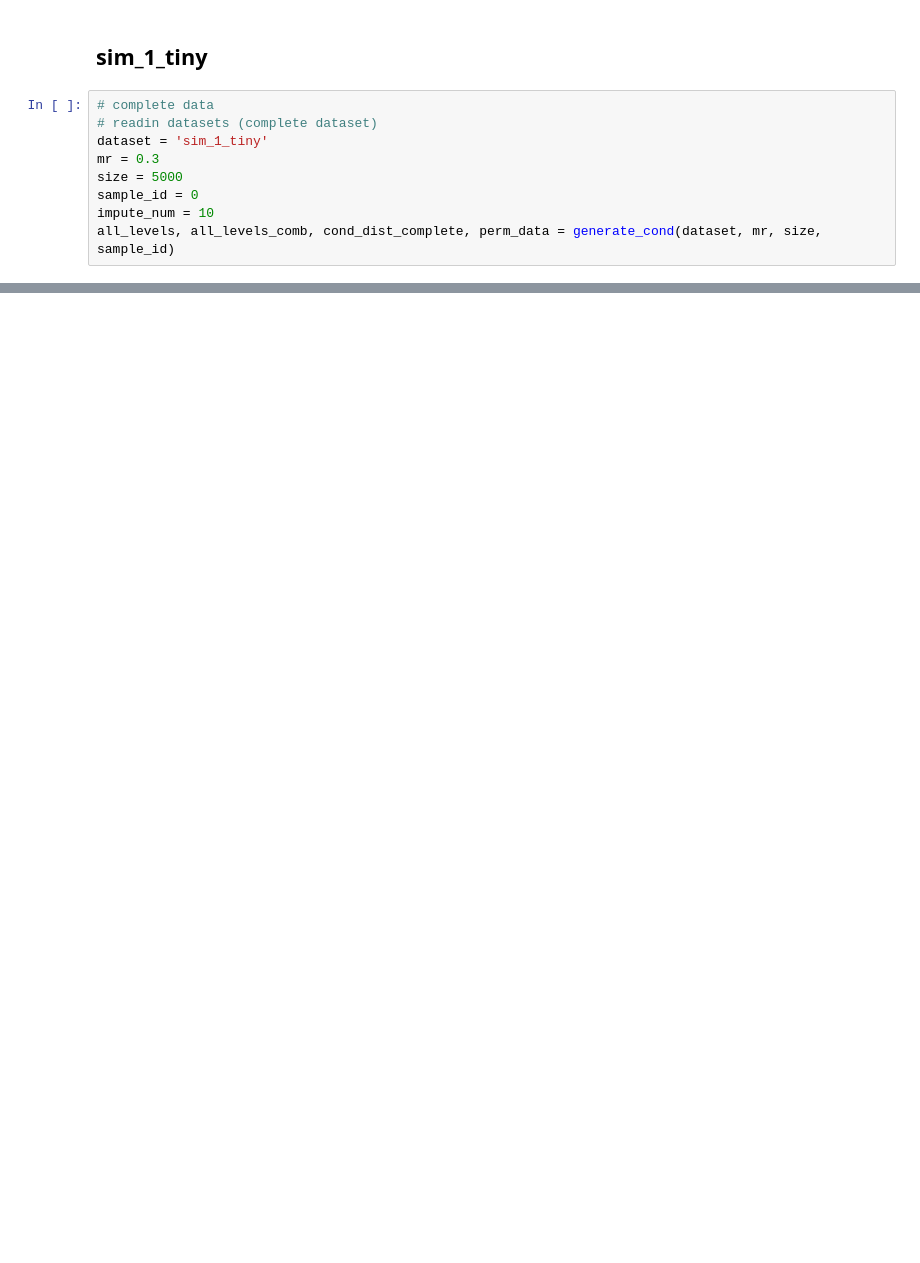
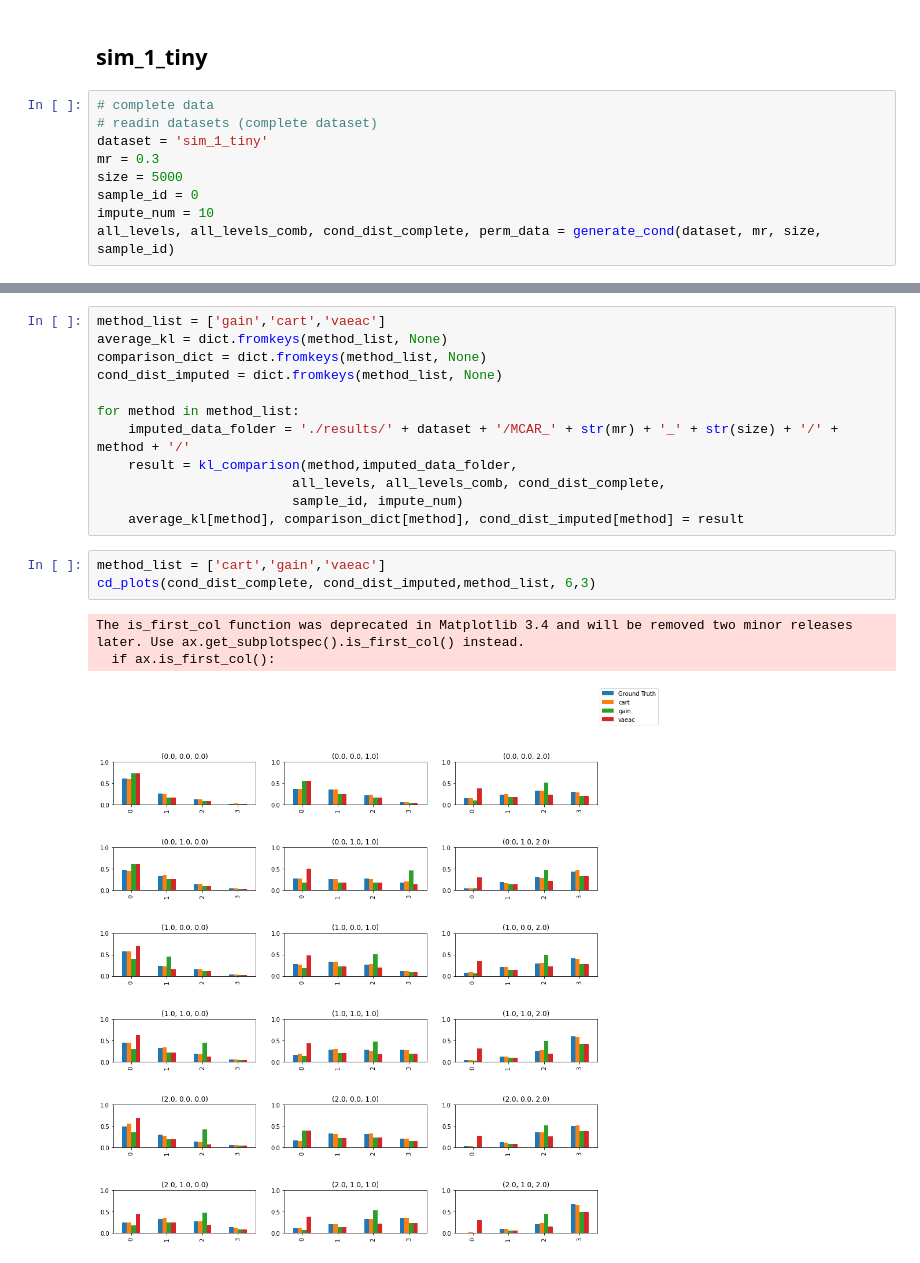
Before and after one commit to AlAaraaf/MissingData_DL, a Jupyter notebook: data_view.ipynb, the cells around one changed output, grey strips where cells are left out. Cells and saved outputs as stored; diff of their text form; blank space fills up the shorter version.

Commit message:
wrap for conditional distribution comparison

```diff
--- a/data_view.ipynb
+++ b/data_view.ipynb
@@ -140,0 +166,19 @@ perm_kl_result(all_levels, all_levels_comb, cond_dist_complete, perm_data)
+# %%
+method_list = ['gain','cart','vaeac']
+average_kl = dict.fromkeys(method_list, None)
+comparison_dict = dict.fromkeys(method_list, None)
+cond_dist_imputed = dict.fromkeys(method_list, None)
+
+for method in method_list:
+    imputed_data_folder = './results/' + dataset + '/MCAR_' + str(mr) + '_' + str(size) + '/' + method + '/'
+    result = kl_comparison(method,imputed_data_folder,
+                         all_levels, all_levels_comb, cond_dist_complete,
+                         sample_id, impute_num)
+    average_kl[method], comparison_dict[method], cond_dist_imputed[method] = result
+# %%
+method_list = ['cart','gain','vaeac']
+cd_plots(cond_dist_complete, cond_dist_imputed,method_list, 6,3)
+# %% [output]
+The is_first_col function was deprecated in Matplotlib 3.4 and will be removed two minor releases later. Use ax.get_subplotspec().is_first_col() instead.
+  if ax.is_first_col():
+[figure, added]
```
Also changed, not shown: parts of 12 cells of this notebook.
